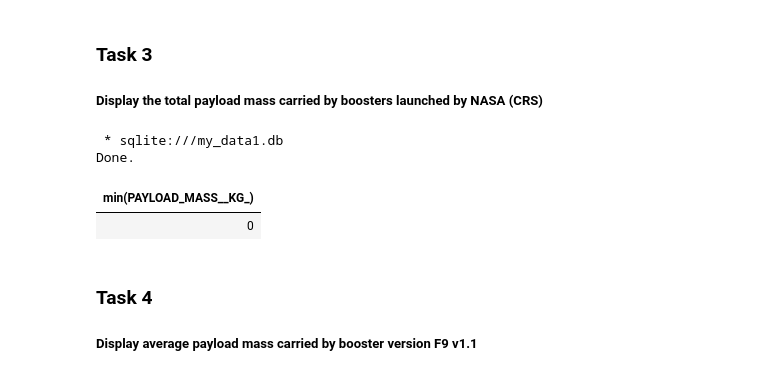
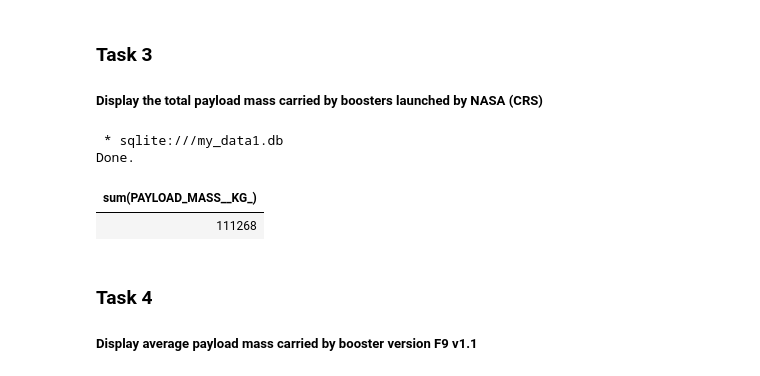
Before and after one commit to alex-raw/ibm-certificate-coursera, a Jupyter notebook: jupyter-labs-eda-sql-coursera_sqllite.ipynb, the cells around one changed output. Drawn from its saved outputs; the diff is of its cells as text; code cells hidden in the pictures.

```diff
--- a/jupyter-labs-eda-sql-coursera_sqllite.ipynb
+++ b/jupyter-labs-eda-sql-coursera_sqllite.ipynb
@@ -147,13 +147,14 @@ Done.
 # %%
 %%sql
 
-select min(PAYLOAD_MASS__KG_)
+select sum(PAYLOAD_MASS__KG_)
 from spacextable
+where Payload like "%CRS%"
 # %% [output]
  * sqlite:///my_data1.db
 Done.
-| min(PAYLOAD_MASS__KG_) |
-| 0 |
+| sum(PAYLOAD_MASS__KG_) |
+| 111268 |
 # %% [markdown]
 ### Task 4
 
```
Also changed, not shown: parts of 1 cell of this notebook, 2 other files.
